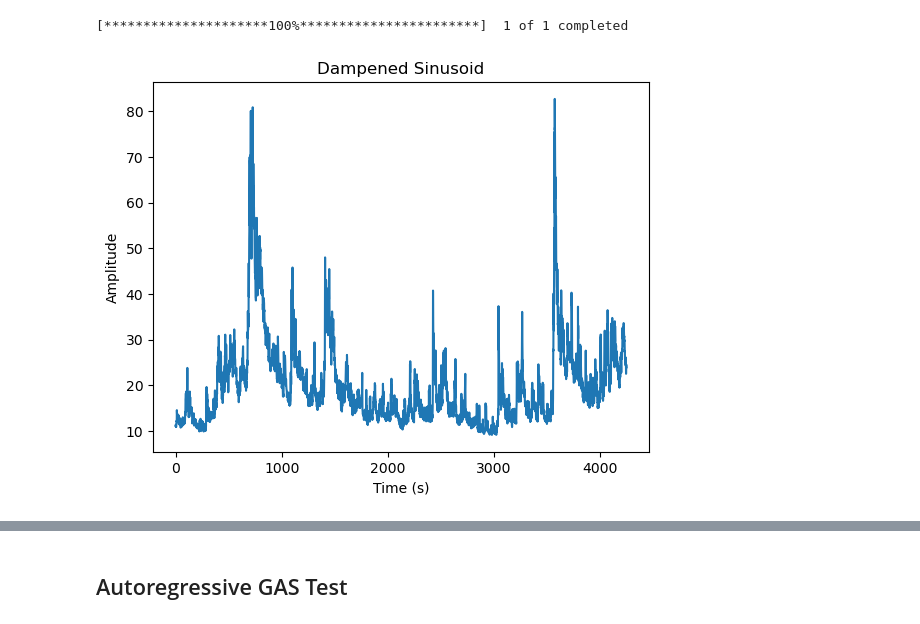
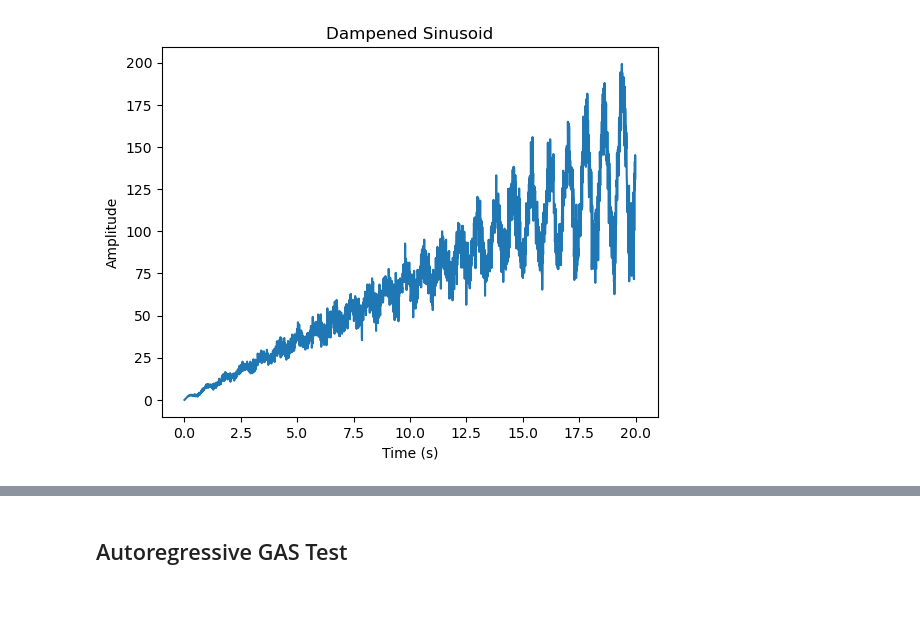
Before and after one commit to edo-urettini/Adaptive_Norm, a Jupyter notebook: main_experiments.ipynb, the cells around one changed output, grey strips where cells are left out. Drawn from its saved outputs; the diff is of its cells as text; code cells hidden in the pictures.

```diff
--- a/main_experiments.ipynb
+++ b/main_experiments.ipynb
@@ -1,37 +1,36 @@
 # %%
 import numpy as np
 #Import the Generator from utils- Reload the module to get the latest version
 from importlib import reload
 import utils
 reload(utils)
 from utils import series_generator
 from utils import stock_price_generator
 import matplotlib.pyplot as plt
 
 
 
 
 #Simulate and plot a dampened sinusoid in time
 
 
 
 #Genrate the series or download stock data
 
-#y, y_train, y_test, t = series_generator(2500)
-y, y_train, y_test, t = stock_price_generator('^VIX')
+y, y_train, y_test, t = series_generator(2500)
+#y, y_train, y_test, t = stock_price_generator('^VIX')
 T, T_train, T_test = len(y), len(y_train), len(y_test)
 
 
 
 # Plot the function
 plt.plot(t, y)
 plt.xlabel('Time (s)')
 plt.ylabel('Amplitude')
 plt.title('Dampened Sinusoid')
 plt.show()
 # %% [output]
-[*********************100%***********************]  1 of 1 completed
-[figure, old version]
+[figure, new version]
 # %%
 import Models
 reload(Models)
```
Also changed, not shown: parts of 11 cells of this notebook.
